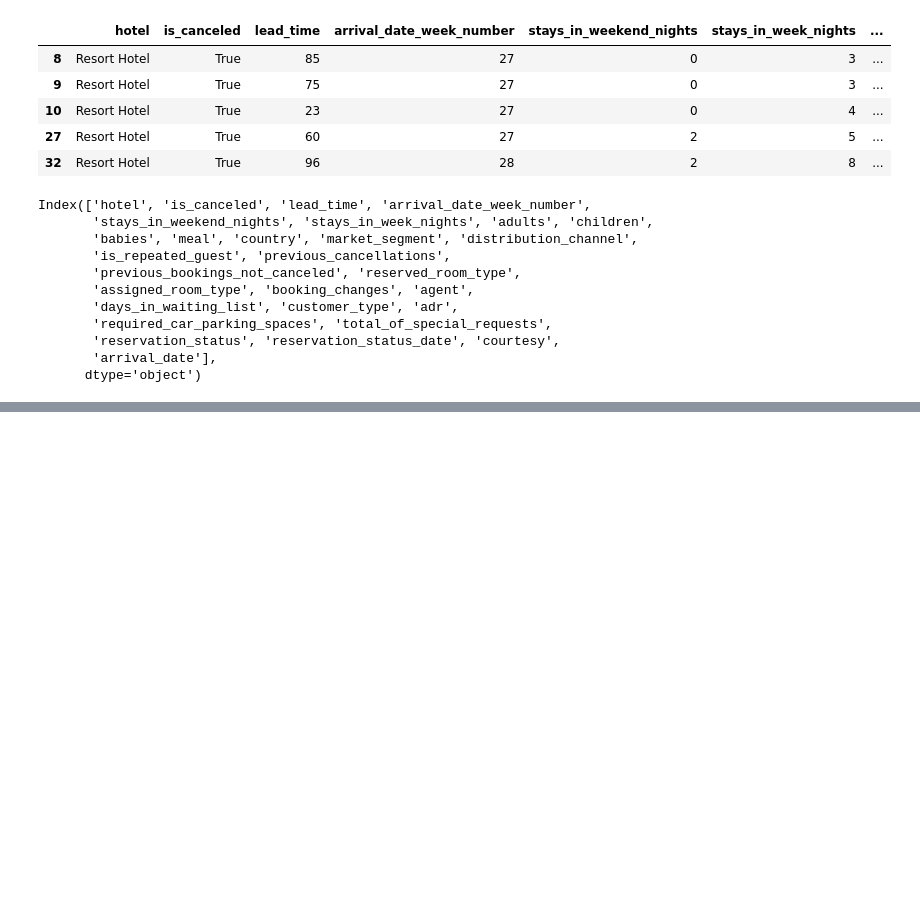
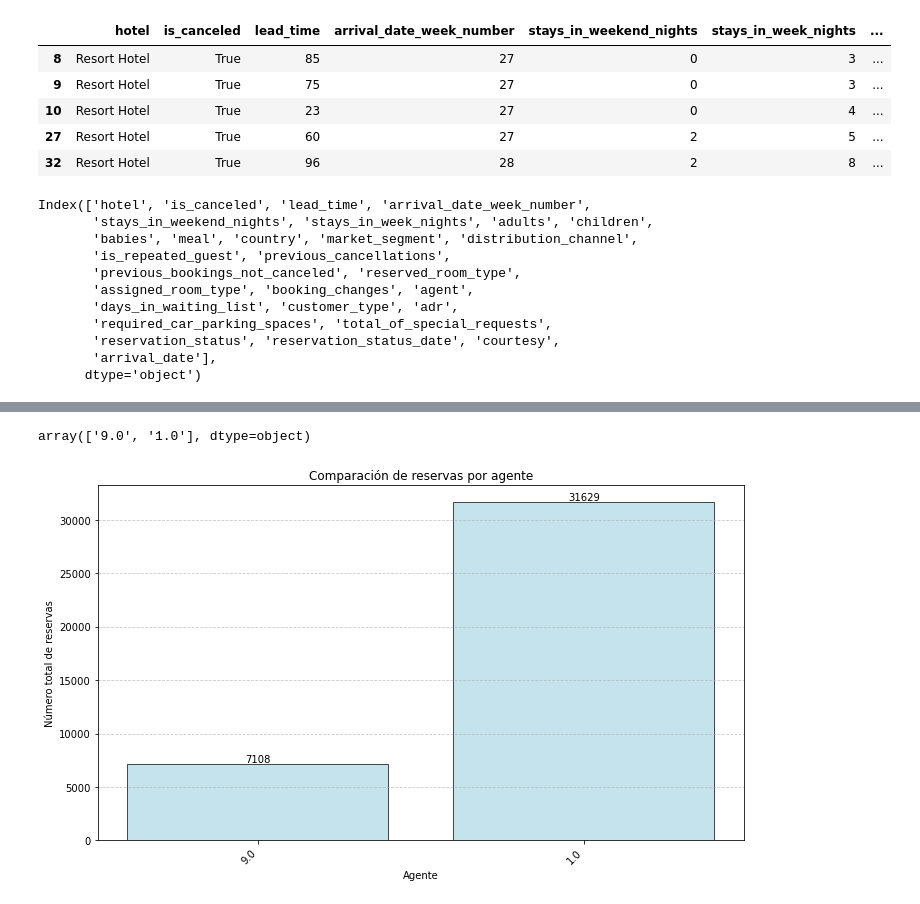
Before and after one commit to marinaescobar/proyecto-da-promo-G-modulo-4-team-4, a Jupyter notebook: report_patri.ipynb, the cells around one changed output, grey strips where cells are left out. Drawn from its saved outputs; the diff is of its cells as text; code cells hidden in the pictures; blank space fills up the shorter version.

Commit message:
report agentes

```diff
--- a/report_patri.ipynb
+++ b/report_patri.ipynb
@@ -103,0 +87,2 @@ plt.show()
+# %%
+agrupado_agentes = df[(df['agent'] == '1.0') | (df['agent'] == '9.0')]
@@ -103,0 +105,31 @@ plt.show()
+# %%
+# Assuming the DataFrame is named 'df'
+agrupado_agentes['Total_Reservaciones'] = agrupado_agentes.groupby('agent')['is_canceled'].transform('sum')
+# %%
+agrupado_agentes['agent'].unique()
+# %% [output]
+array(['9.0', '1.0'], dtype=object)
+# %%
+
+# Extract agent IDs and total reservations
+agentes = agrupado_agentes['agent'].unique()
+total_reservaciones = agrupado_agentes.groupby('agent')['Total_Reservaciones'].value_counts()
+
+# Create the histogram
+plt.figure(figsize=(10, 6))
+bar_container = plt.bar(agentes, total_reservaciones, color='lightblue', edgecolor='black', alpha=0.7)
+
+for i, bar in enumerate(bar_container):
+    height = bar.get_height()
+    plt.text(bar.get_x() + bar.get_width() / 2, height + 0.1, f'{int(height)}', ha='center', va='bottom')
+
+
+plt.xlabel('Agente')
+plt.ylabel('Número total de reservas')
+plt.title('Comparación de reservas por agente')
+plt.xticks(rotation=45, ha='right')
+plt.grid(axis='y', linestyle='--', alpha=0.7)
+plt.tight_layout()
+plt.show()
+# %% [output]
+[figure, added]
```
Also changed, not shown: parts of 23 cells of this notebook.
